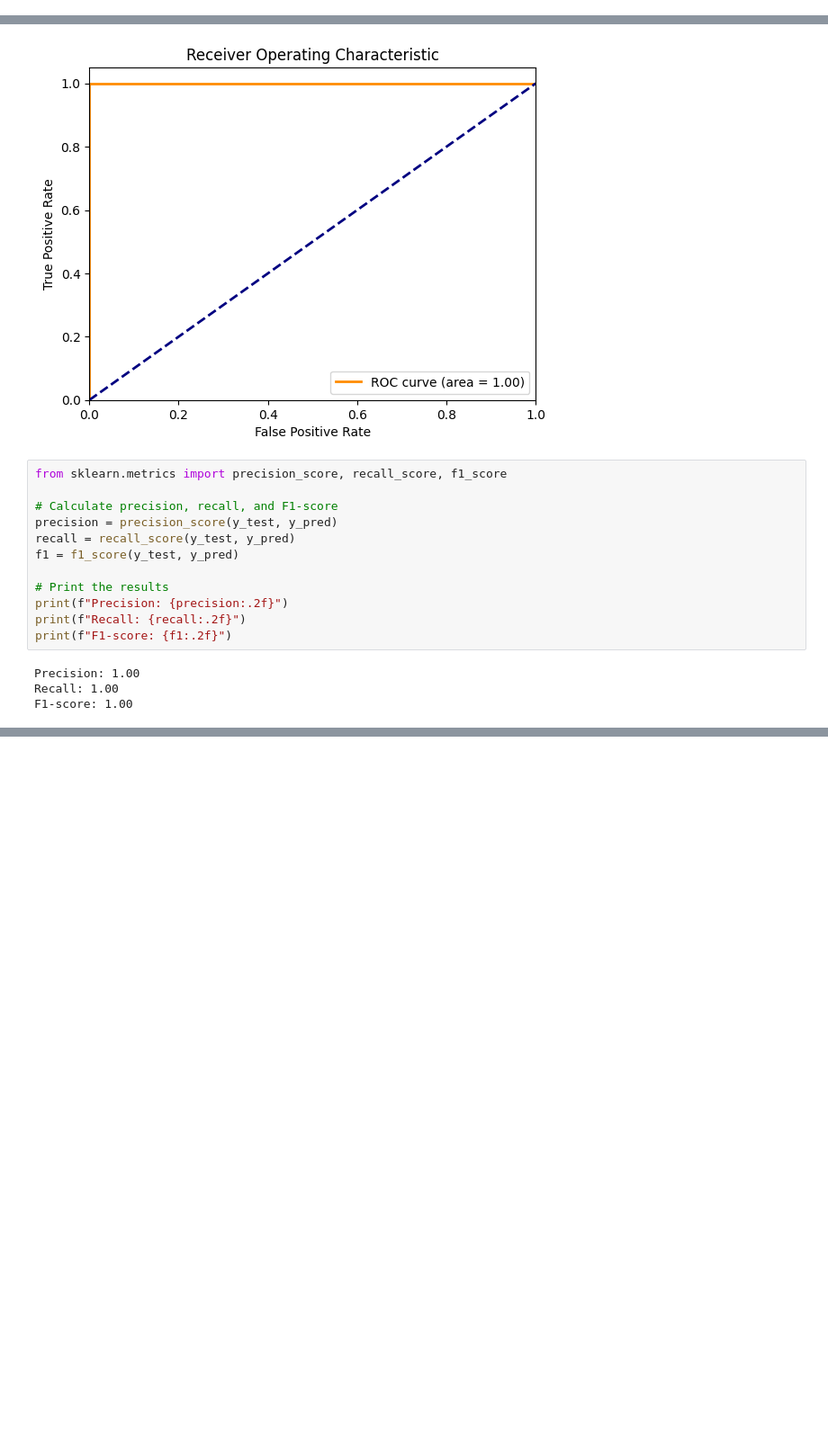
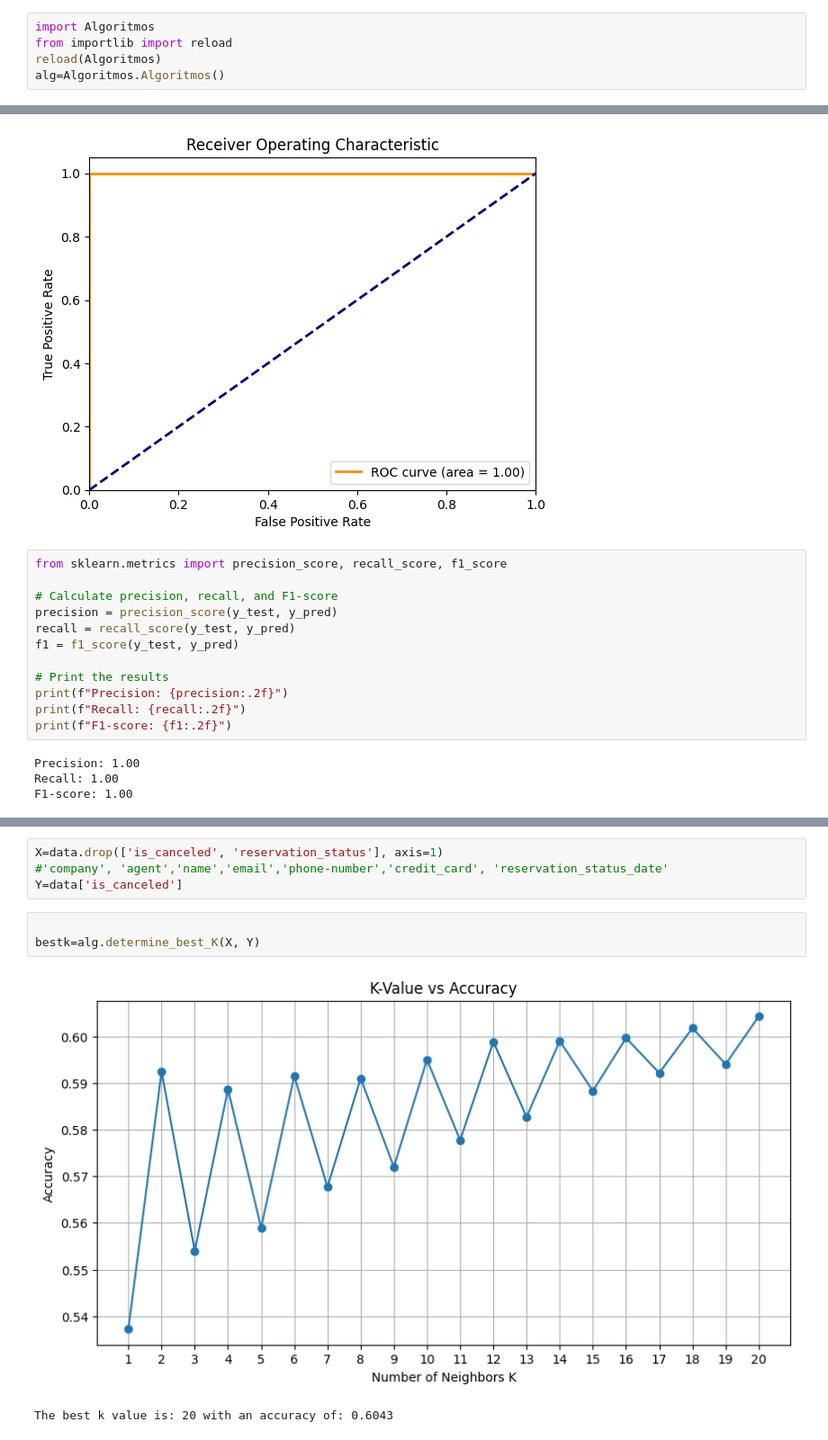
Before and after one commit to erportugueh/MINDD_Hotel, a Jupyter notebook: index.ipynb, the cells around one changed output, grey strips where cells are left out. Shown at 90% size. Saved outputs shown, nothing was run; the diff lists cells and outputs as text; blank space fills up the shorter version.

```diff
--- a/index.ipynb
+++ b/index.ipynb
@@ -18,6 +18,11 @@ from sklearn.linear_model import LinearRegression
 # Load the data
 data = pd.read_csv('hotel_booking.csv')
 pre_processed_data=data
+# %%
+import Algoritmos
+from importlib import reload
+reload(Algoritmos)
+alg=Algoritmos.Algoritmos()
 # %%
 #1. Data Exploration and Preparation
 
@@ -752,0 +749,10 @@ F1-score: 1.00
+# %%
+X=data.drop(['is_canceled', 'reservation_status'], axis=1)
+#'company', 'agent','name','email','phone-number','credit_card', 'reservation_status_date'
+Y=data['is_canceled']
+# %%
+
+bestk=alg.determine_best_K(X, Y)
+# %% [output]
+[figure, added]
+The best k value is: 20 with an accuracy of: 0.6043
```
Also changed, not shown: parts of 14 cells of this notebook, 1 other file.
